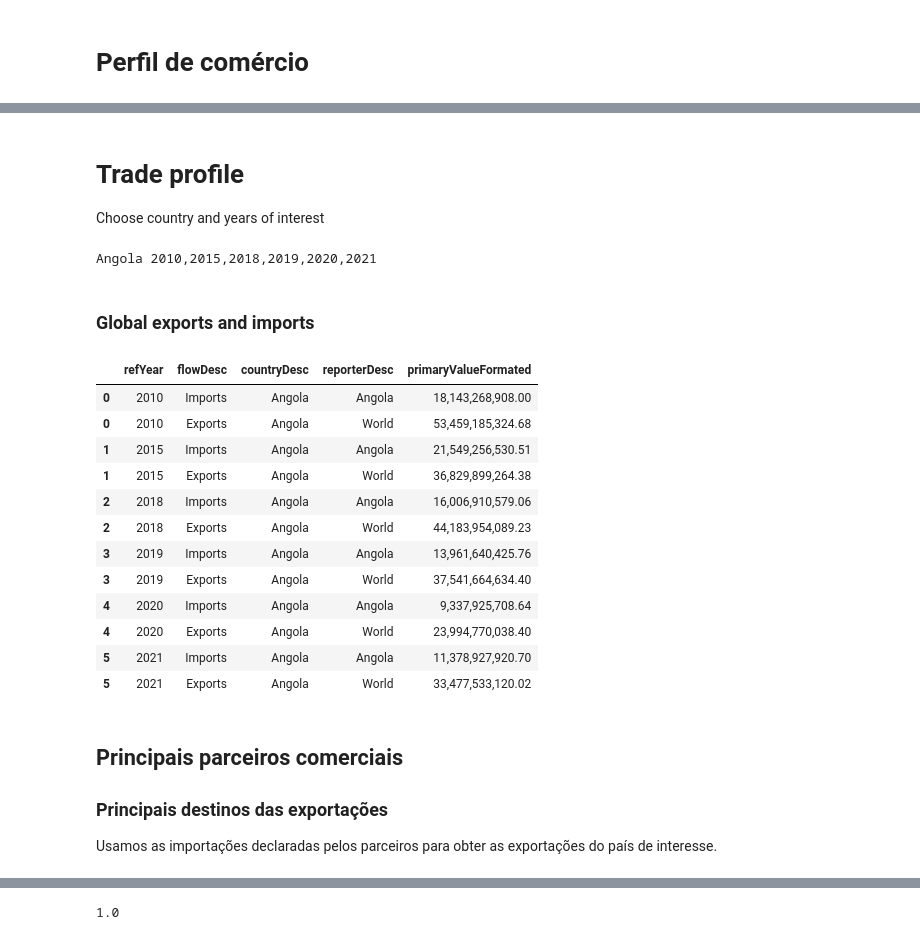
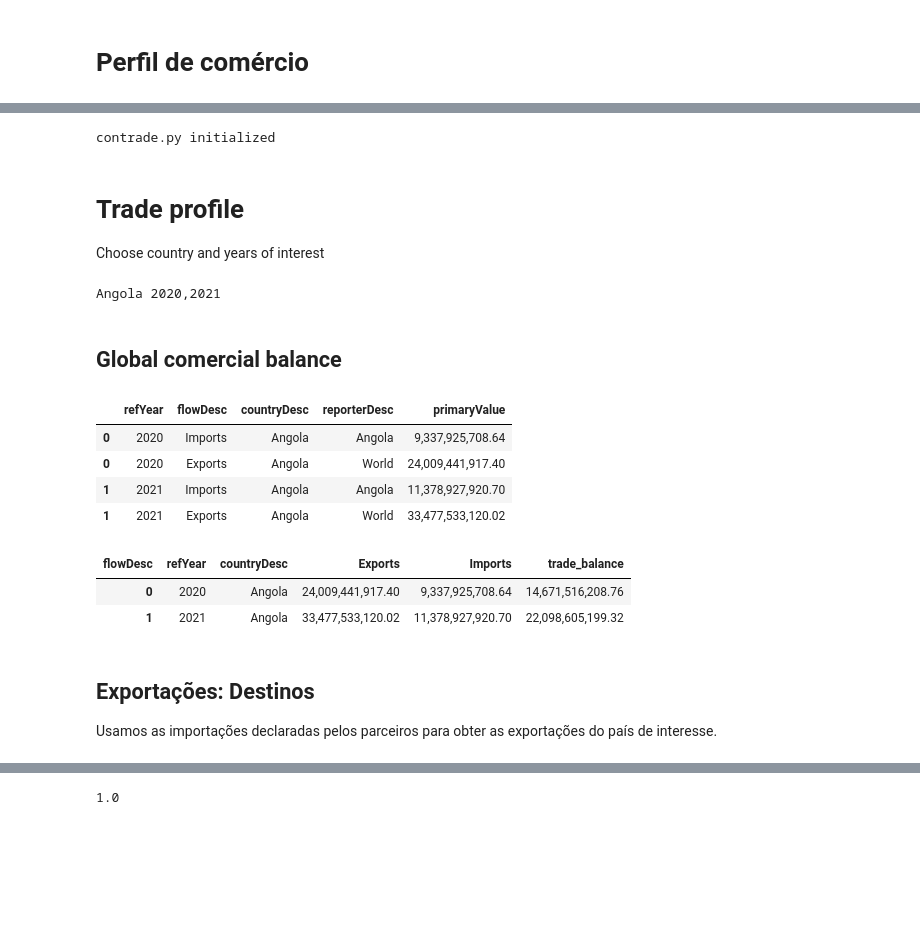
Before and after one commit to joaquimrcarvalho/cipf-comtrade, a Jupyter notebook: country_trade_profile.ipynb, the cells around one changed output, grey strips where cells are left out. Drawn from its saved outputs; the diff is of its cells as text; code cells hidden in the pictures; blank space fills up the shorter version.

```diff
--- a/country_trade_profile.ipynb
+++ b/country_trade_profile.ipynb
@@ -56,19 +58,22 @@ if os.path.isfile(fname):
     APIKEY = config['comtrade'].get('key', None)
 
 comtrade.init(APIKEY, force_init=True)
-comtrade.PERIOD_SECONDS=7
+comtrade.CALL_PER_PERIOD=12  # Period default is 60 seconds
+# %% [output]
+contrade.py initialized
 # %% [markdown]
 # Trade profile
 
 Choose country and years of interest
-# %%
-country_of_interest = comtrade.m49_angola
-years_of_interest = '2010,2015,2018,2019,2020,2021'  #comtrade.year_range(2011, 2021)
-print(comtrade.COUNTRY_CODES[country_of_interest], years_of_interest)
-# %% [output]
-Angola 2010,2015,2018,2019,2020,2021
-# %% [markdown]
-### Global exports and imports
+# %%
+country_of_interest = comtrade.m49_angola
+country_of_interest_desc = comtrade.COUNTRY_CODES[country_of_interest]
+years_of_interest = comtrade.year_range(2020, 2021)
+print(country_of_interest_desc, years_of_interest)
+# %% [output]
+Angola 2020,2021
+# %% [markdown]
+## Global comercial balance
 # %%
 import pandas as pd
 
@@ -78,25 +83,26 @@ pd.options.display.float_format = '{:,.2f}'.format
 global_trade = comtrade.get_global_stats(country_of_interest, years=years_of_interest,
                                          exports_from_word_imports=True)
 # %%
-cols = ['refYear','flowDesc','countryDesc','reporterDesc','primaryValueFormated']
+cols = ['refYear','flowDesc','countryDesc','reporterDesc','primaryValue']
 global_trade[cols]
 # %% [output]
-|  | refYear | flowDesc | countryDesc | reporterDesc | primaryValueFormated |
-| 0 | 2010 | Imports | Angola | Angola | 18,143,268,908.00 |
-| 0 | 2010 | Exports | Angola | World | 53,459,185,324.68 |
-| 1 | 2015 | Imports | Angola | Angola | 21,549,256,530.51 |
-| 1 | 2015 | Exports | Angola | World | 36,829,899,264.38 |
-| 2 | 2018 | Imports | Angola | Angola | 16,006,910,579.06 |
-| 2 | 2018 | Exports | Angola | World | 44,183,954,089.23 |
-| 3 | 2019 | Imports | Angola | Angola | 13,961,640,425.76 |
-| 3 | 2019 | Exports | Angola | World | 37,541,664,634.40 |
-| 4 | 2020 | Imports | Angola | Angola | 9,337,925,708.64 |
-| 4 | 2020 | Exports | Angola | World | 23,994,770,038.40 |
-| 5 | 2021 | Imports | Angola | Angola | 11,378,927,920.70 |
-| 5 | 2021 | Exports | Angola | World | 33,477,533,120.02 |
+|  | refYear | flowDesc | countryDesc | reporterDesc | primaryValue |
+| 0 | 2020 | Imports | Angola | Angola | 9,337,925,708.64 |
+| 0 | 2020 | Exports | Angola | World | 24,009,441,917.40 |
+| 1 | 2021 | Imports | Angola | Angola | 11,378,927,920.70 |
+| 1 | 2021 | Exports | Angola | World | 33,477,533,120.02 |
+# %%
+import pandas as pd
+
+trade_balance = pd.pivot_table(global_trade, index=['refYear','countryDesc',],columns='flowDesc', values='primaryValue').fillna(0)
+trade_balance['trade_balance'] = trade_balance['Exports'] - trade_balance['Imports']
+trade_balance.reset_index()
+# %% [output]
+| flowDesc | refYear | countryDesc | Exports | Imports | trade_balance |
+| 0 | 2020 | Angola | 24,009,441,917.40 | 9,337,925,708.64 | 14,671,516,208.76 |
+| 1 | 2021 | Angola | 33,477,533,120.02 | 11,378,927,920.70 | 22,098,605,199.32 |
 # %% [markdown]
-## Principais parceiros comerciais
-### Principais destinos das exportações
+## Exportações: Destinos
 
 Usamos as importações declaradas pelos parceiros para obter as
 exportações do país de interesse.
```
Also changed, not shown: parts of 23 cells of this notebook, 1 other file.
